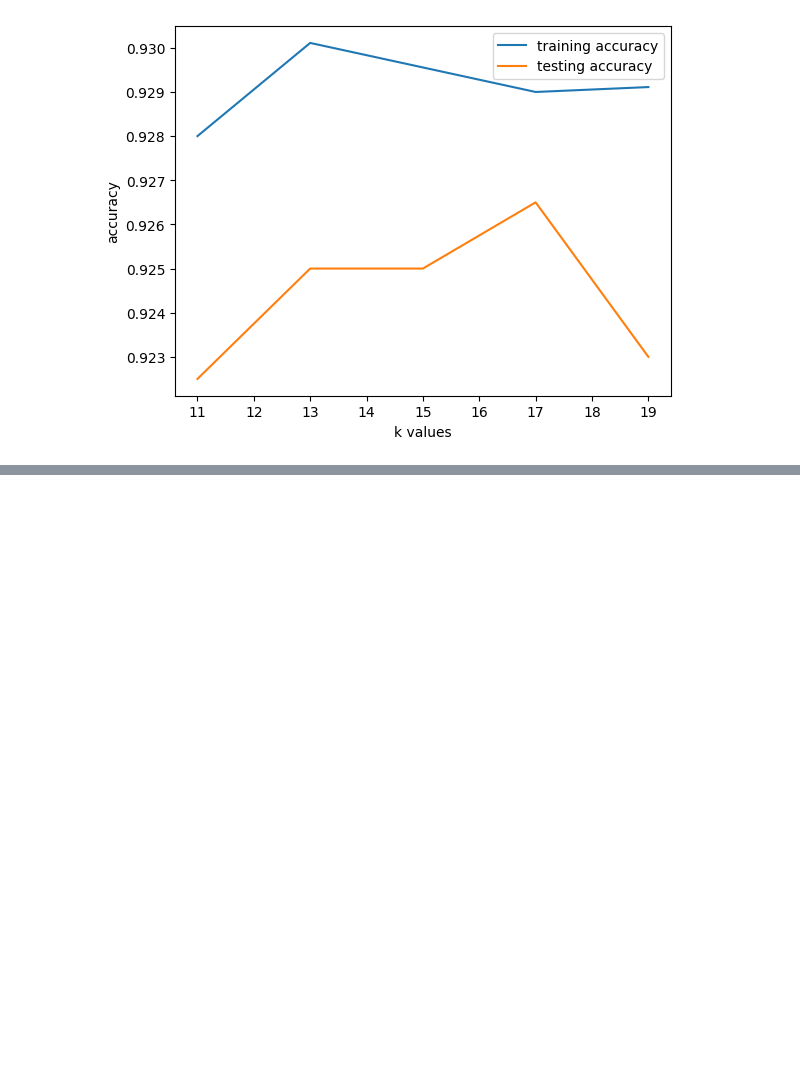
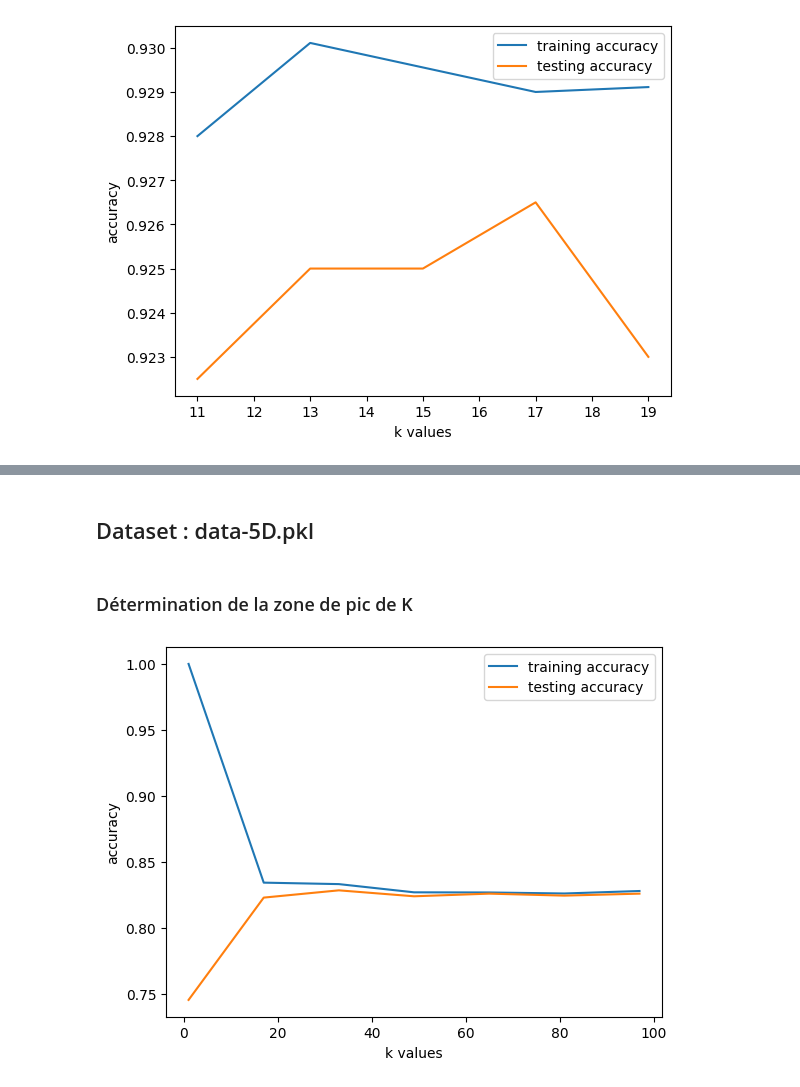
Before and after one commit to AnyesTAFOUGHALT/LU3IN026_Mini_Project1_Data_Science, a Jupyter notebook: projet-1-Djerfaf_Tafoughalt.ipynb, the cells around one changed output, grey strips where cells are left out. Saved outputs shown, nothing was run; the diff lists cells and outputs as text; code cells hidden in the pictures; blank space fills up the shorter version.

```diff
--- a/projet-1-Djerfaf_Tafoughalt.ipynb
+++ b/projet-1-Djerfaf_Tafoughalt.ipynb
@@ -231,0 +248,36 @@ plt.show()
+# %% [markdown]
+## Dataset : data-5D.pkl
+# %%
+# pour les données en dimension 5, la méthode est la même, modifier seulement les noms des colonnes
+data5D = pkl.load(open('data-projet/data-5D.pkl', 'rb'))
+# conversion de type pour une meilleure compatibilité
+X5D = np.array(data5D[['x1', 'x2']], dtype=float)
+Y5D = np.array(data5D['label'], dtype=float)
+# %% [markdown]
+### Détermination de la zone de pic de K
+# %%
+k_values = list(range(1, 100, 16))
+knn_accuracy_test = []
+knn_accuracy_train = []
+iter = 10
+
+for k in k_values:
+    classifierKNN = classif.ClassifierKNN(2, k)
+    it_train = 0
+    it_test = 0
+    for i in range(iter):
+        Xapp, Yapp, Xtest, Ytest = crossval_strat(X5D, Y5D, iter, i)
+        classifierKNN.train(Xapp, Yapp)
+        it_train += classifierKNN.accuracy(Xapp, Yapp)
+        it_test += classifierKNN.accuracy(Xtest, Ytest)
+    knn_accuracy_train.append(it_train/iter)
+    knn_accuracy_test.append(it_test/iter)
+# %%
+plt.plot(k_values, knn_accuracy_train, label='training accuracy')
+plt.plot(k_values, knn_accuracy_test, label='testing accuracy')
+plt.legend()
+plt.xlabel('k values')
+plt.ylabel('accuracy')
+plt.show()
+# %% [output]
+[figure, added]
```
Also changed, not shown: parts of 40 cells of this notebook, 1 other file.
